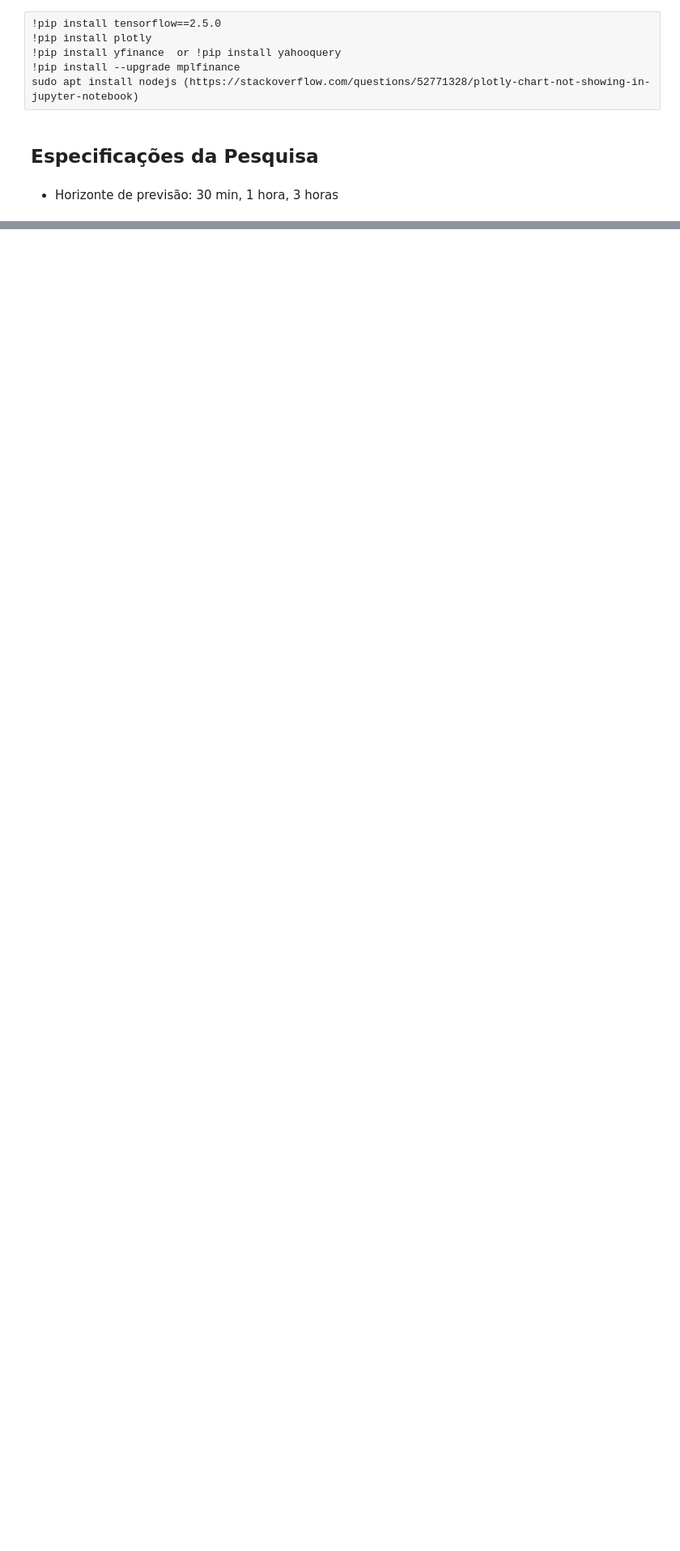
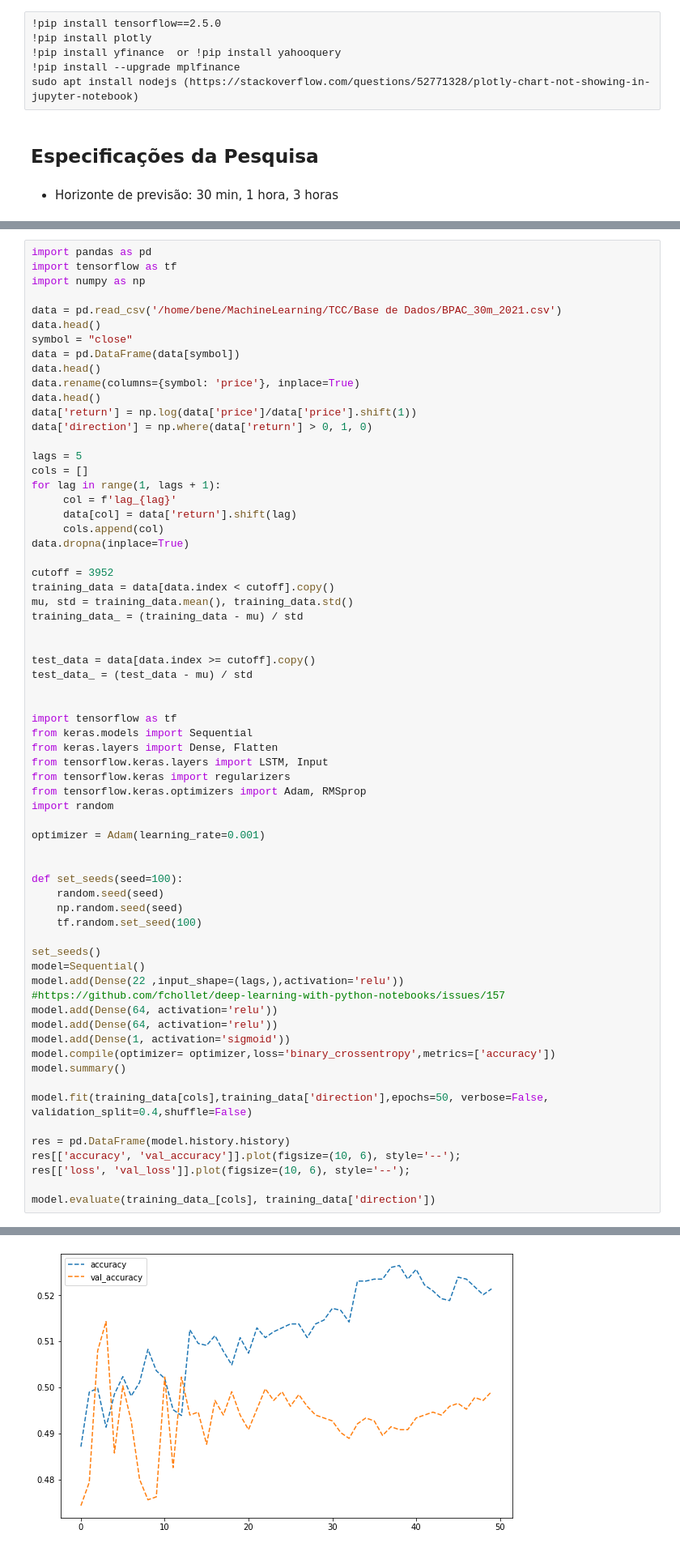
Before and after one commit to BeneInfosec/Inteligencia_Artificial, a Jupyter notebook: TCC/teste.ipynb, the cells around one changed output, grey strips where cells are left out. Shown at 81% size. Saved outputs shown, nothing was run; the diff lists cells and outputs as text; blank space fills up the shorter version.

```diff
--- a/TCC/teste.ipynb
+++ b/TCC/teste.ipynb
@@ -518,0 +17,67 @@ for predicao, direcao in zip(pred, Y_train):
+# %%
+import pandas as pd
+import tensorflow as tf
+import numpy as np
+
+data = pd.read_csv('/home/bene/MachineLearning/TCC/Base de Dados/BPAC_30m_2021.csv')
+data.head()
+symbol = "close"
+data = pd.DataFrame(data[symbol])
+data.head()
+data.rename(columns={symbol: 'price'}, inplace=True)
+data.head()
+data['return'] = np.log(data['price']/data['price'].shift(1))
+data['direction'] = np.where(data['return'] > 0, 1, 0)
+
+lags = 5
+cols = []
+for lag in range(1, lags + 1):
+     col = f'lag_{lag}'
+     data[col] = data['return'].shift(lag)
+     cols.append(col)
+data.dropna(inplace=True)
+
+cutoff = 3952
+training_data = data[data.index < cutoff].copy()
+mu, std = training_data.mean(), training_data.std()
+training_data_ = (training_data - mu) / std
+
+
+test_data = data[data.index >= cutoff].copy()
+test_data_ = (test_data - mu) / std
+
+
+import tensorflow as tf
+from keras.models import Sequential
+from keras.layers import Dense, Flatten
+from tensorflow.keras.layers import LSTM, Input
+from tensorflow.keras import regularizers
+from tensorflow.keras.optimizers import Adam, RMSprop
+import random
+
+optimizer = Adam(learning_rate=0.001)
+
+
+def set_seeds(seed=100):
+    random.seed(seed)
+    np.random.seed(seed)
+    tf.random.set_seed(100)
+
+set_seeds()
+model=Sequential()
+model.add(Dense(22 ,input_shape=(lags,),activation='relu'))
+#https://github.com/fchollet/deep-learning-with-python-notebooks/issues/157
+model.add(Dense(64, activation='relu'))
+model.add(Dense(64, activation='relu'))
+model.add(Dense(1, activation='sigmoid'))
+model.compile(optimizer= optimizer,loss='binary_crossentropy',metrics=['accuracy'])
+model.summary()
+
+model.fit(training_data[cols],training_data['direction'],epochs=50, verbose=False, validation_split=0.4,shuffle=False)
+
+res = pd.DataFrame(model.history.history)
+res[['accuracy', 'val_accuracy']].plot(figsize=(10, 6), style='--');
+res[['loss', 'val_loss']].plot(figsize=(10, 6), style='--');
+
+model.evaluate(training_data_[cols], training_data['direction'])
+# %% [output]
@@ -518,0 +103 @@ for predicao, direcao in zip(pred, Y_train):
+[figure, added]
```
Also changed, not shown: parts of 30 cells of this notebook, 2 other files.
